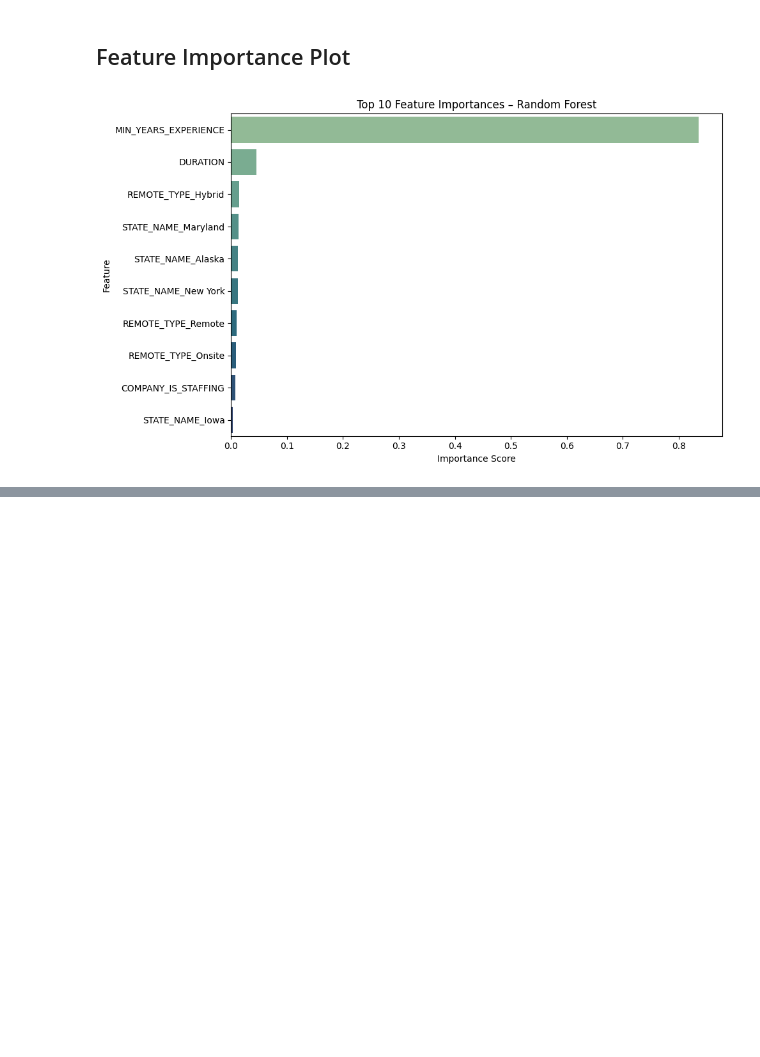
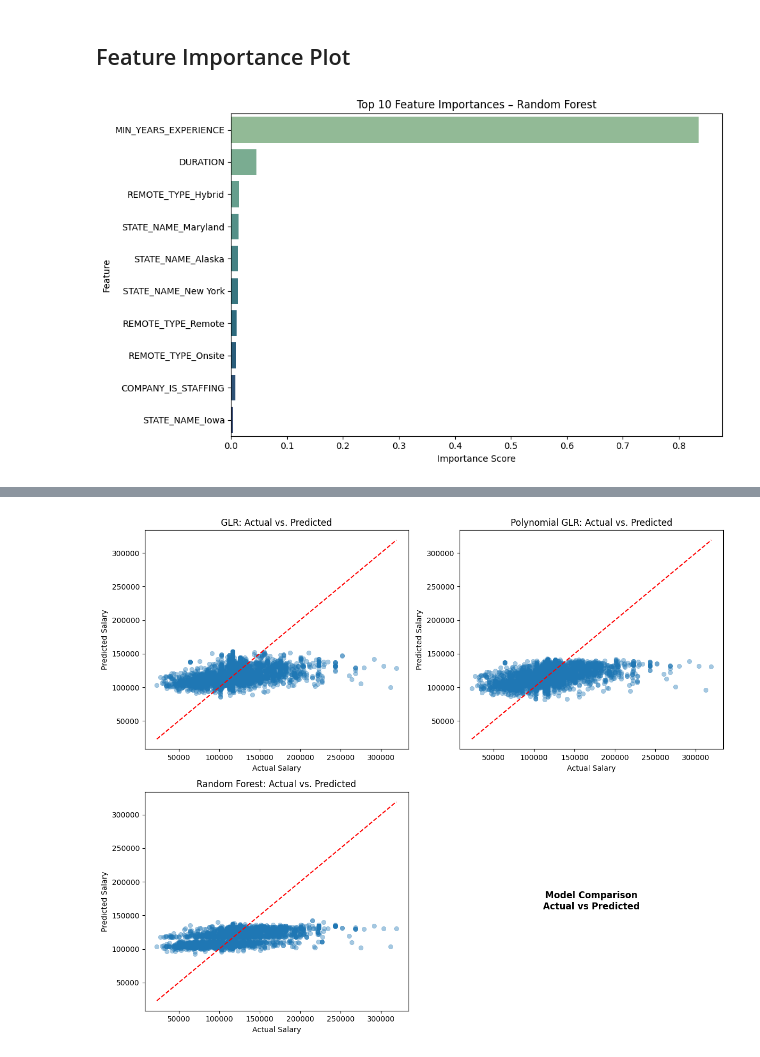
Before and after one commit to met-ad-688/assignment-04-vivwang-code, a Jupyter notebook: assignment04-viviwang.ipynb, the cells around one changed output, grey strips where cells are left out. Saved outputs shown, nothing was run; the diff lists cells and outputs as text; code cells hidden in the pictures; blank space fills up the shorter version.

Commit message:
Compare three models

```diff
--- a/assignment04-viviwang.ipynb
+++ b/assignment04-viviwang.ipynb
@@ -766,0 +857,45 @@ ValueError: All arrays must be of the same length
+# %%
+#| eval: true
+#| echo: false
+#| fig-align: center
+
+import seaborn as sns
+import matplotlib.pyplot as plt
+
+pdf = predictions_combined.toPandas()
+
+# Set up 2x2 grid
+fig, axes = plt.subplots(2, 2, figsize=(12, 10))
+axes = axes.flatten()
+
+models = [
+    ("GLR", "pred_glr"),
+    ("Polynomial GLR", "pred_poly"),
+    ("Random Forest", "pred_rf")
+]
+
+for i, (name, col) in enumerate(models):
+    sns.scatterplot(
+        data=pdf,
+        x="actual_salary",
+        y=col,
+        ax=axes[i],
+        alpha=0.4,
+        edgecolor=None
+    )
+    axes[i].set_title(f"{name}: Actual vs. Predicted")
+    axes[i].set_xlabel("Actual Salary")
+    axes[i].set_ylabel("Predicted Salary")
+    axes[i].plot([pdf.actual_salary.min(), pdf.actual_salary.max()],
+                 [pdf.actual_salary.min(), pdf.actual_salary.max()],
+                 ls="--", color="red")
+
+axes[3].axis("off")
+axes[3].text(0.5, 0.5, "Model Comparison\nActual vs Predicted",
+             ha='center', va='center', fontsize=12, fontweight='bold')
+
+plt.tight_layout()
+plt.savefig("output/actual_vs_predicted_grid.png")
+plt.show()
+# %% [output]
+[figure, added]
```
Also changed, not shown: parts of 13 cells of this notebook, 1 other file.
